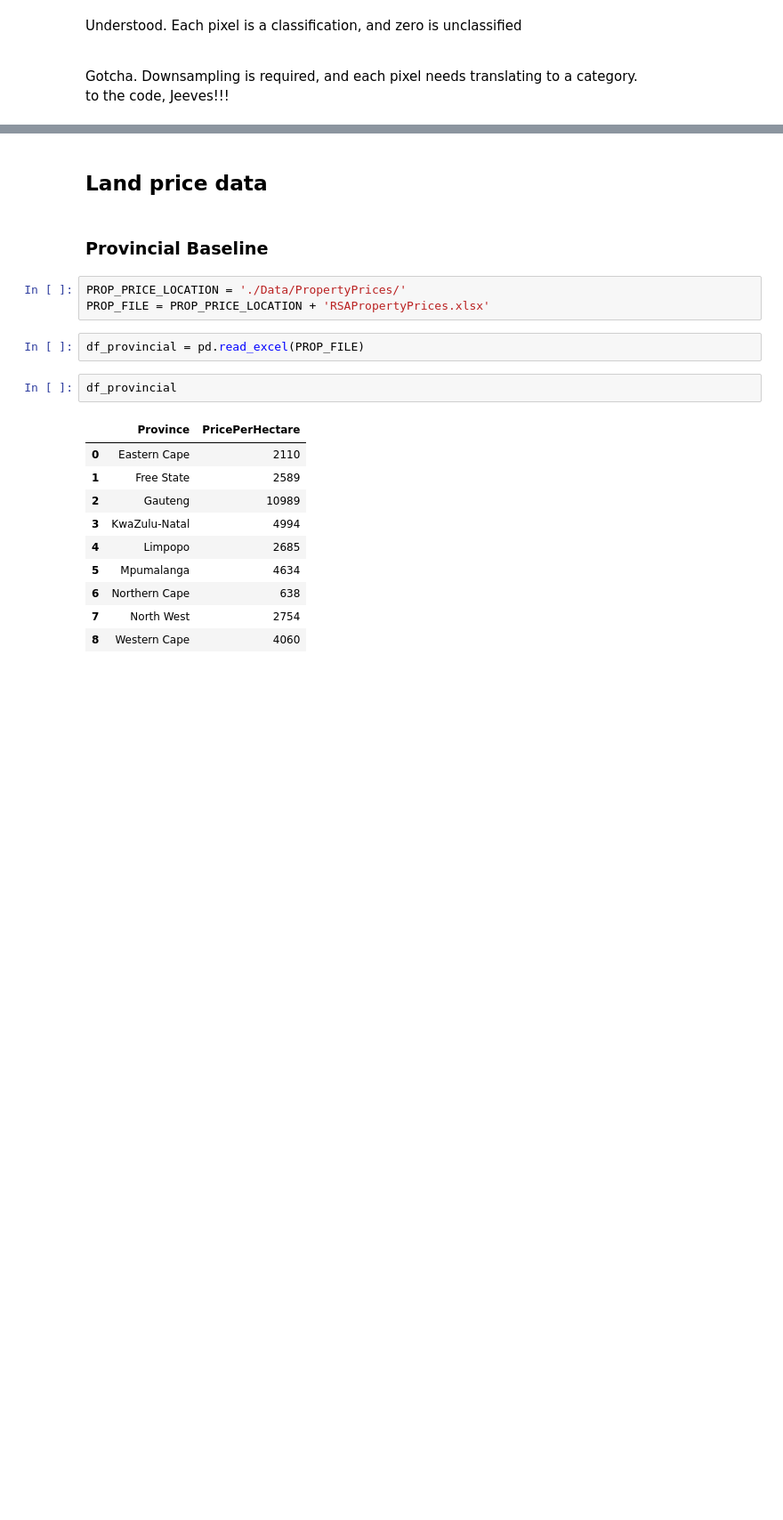
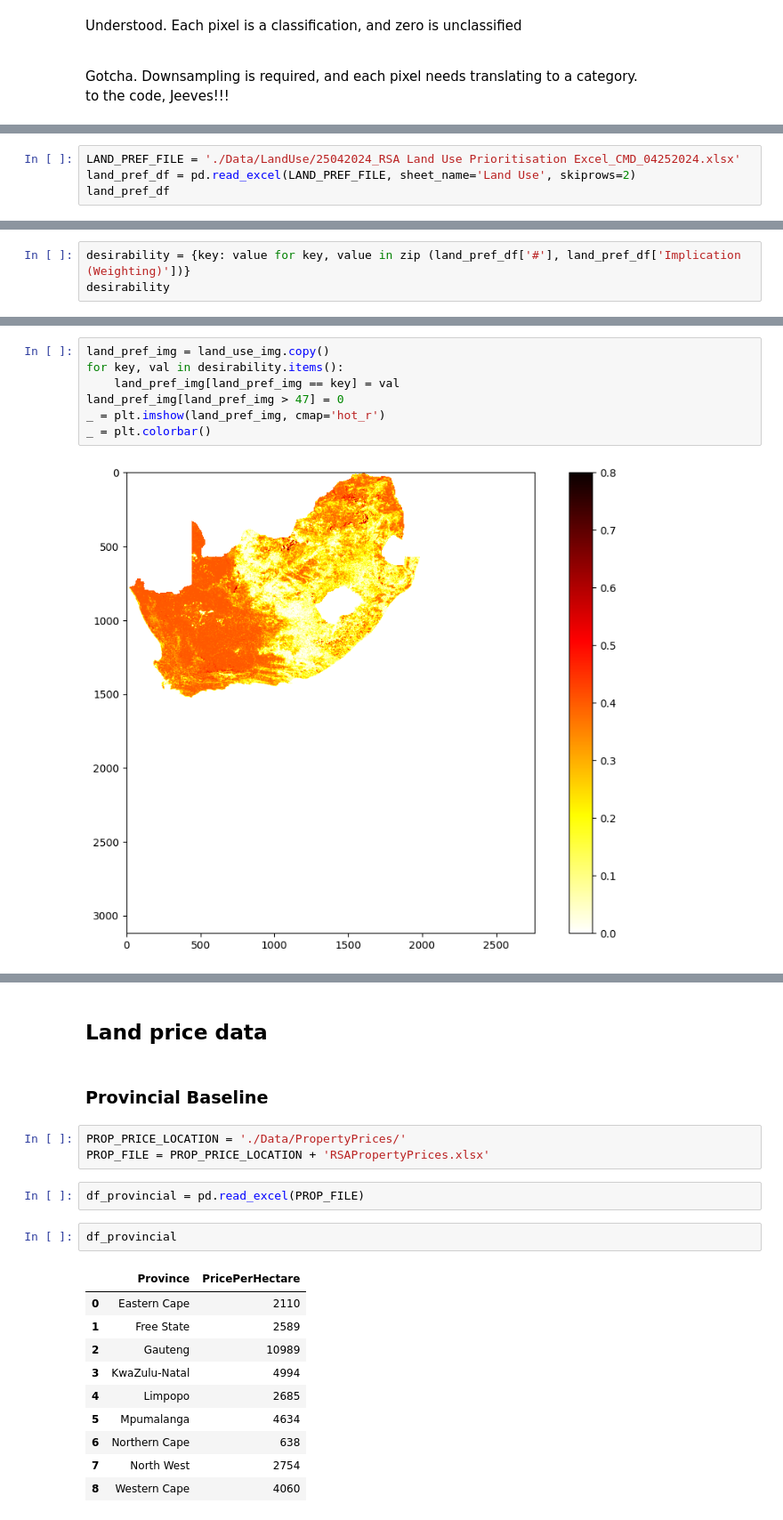
Before and after one commit to unded666/A50GreenPower, a Jupyter notebook: GSA Analysis.ipynb, the cells around one changed output, grey strips where cells are left out. Shown at 89% size. Cells and saved outputs as stored; diff of their text form; blank space fills up the shorter version.

```diff
--- a/GSA Analysis.ipynb
+++ b/GSA Analysis.ipynb
@@ -822,0 +836,4 @@ to the code, Jeeves!!!
+# %%
+LAND_PREF_FILE = './Data/LandUse/25042024_RSA Land Use Prioritisation Excel_CMD_04252024.xlsx'
+land_pref_df = pd.read_excel(LAND_PREF_FILE, sheet_name='Land Use', skiprows=2)
+land_pref_df
@@ -822,0 +858,3 @@ to the code, Jeeves!!!
+# %%
+desirability = {key: value for key, value in zip (land_pref_df['#'], land_pref_df['Implication (Weighting)'])}
+desirability
@@ -822,0 +879,9 @@ to the code, Jeeves!!!
+# %%
+land_pref_img = land_use_img.copy()
+for key, val in desirability.items():
+    land_pref_img[land_pref_img == key] = val
+land_pref_img[land_pref_img > 47] = 0
+_ = plt.imshow(land_pref_img, cmap='hot_r')
+_ = plt.colorbar()
+# %% [output]
+[figure, added]
```
Also changed, not shown: parts of 16 cells of this notebook.
